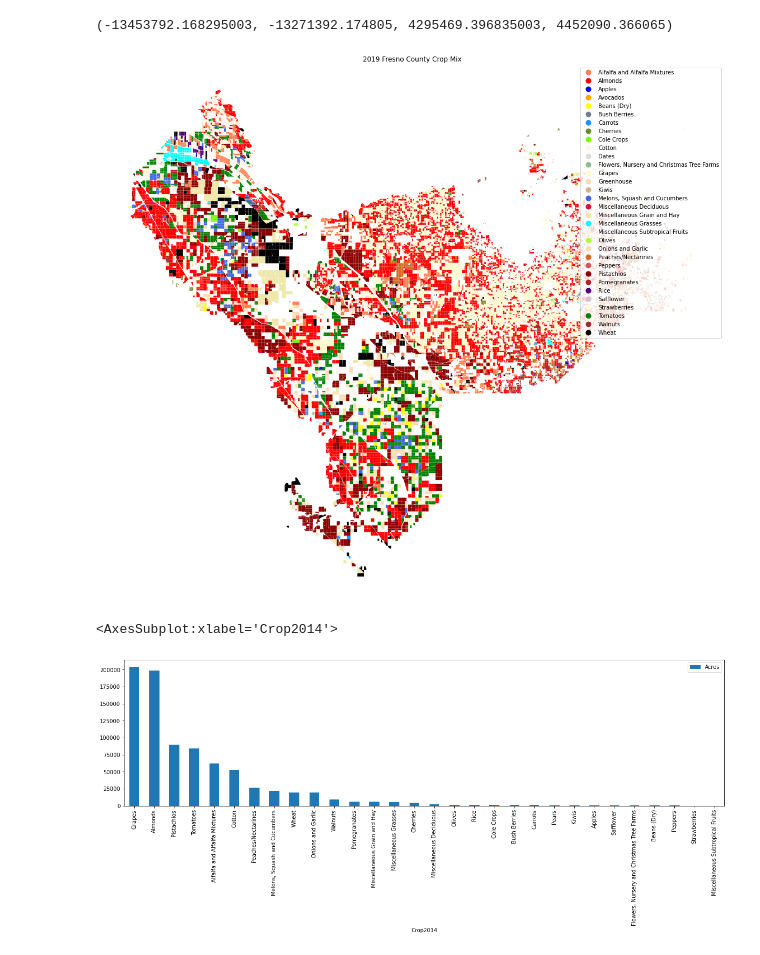
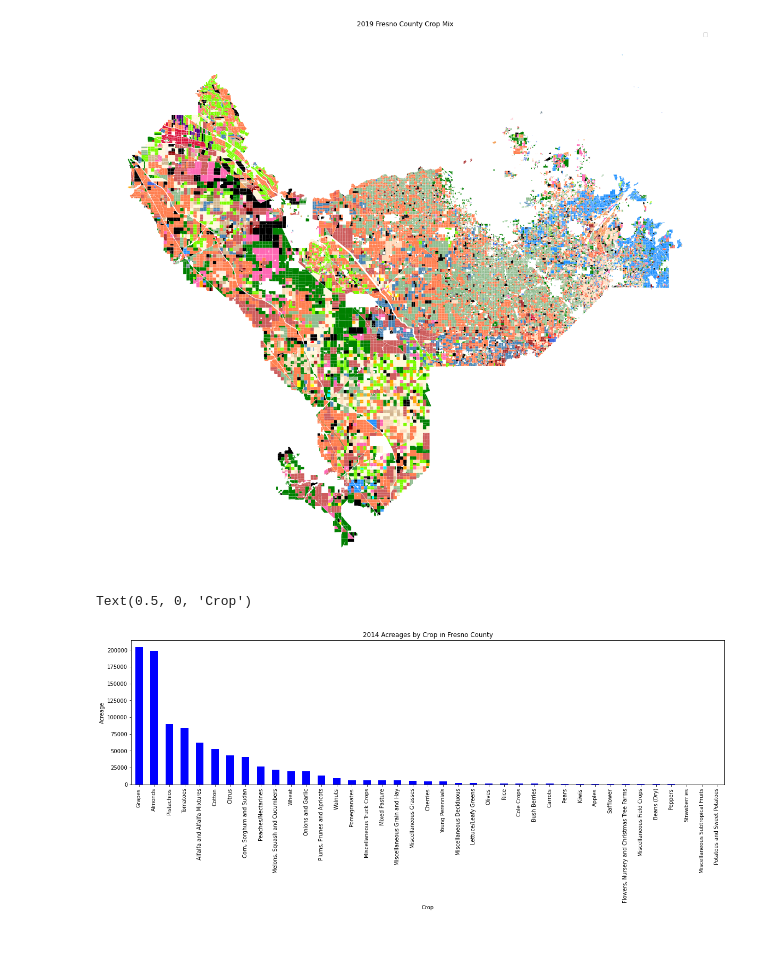
Before and after one commit to mattcwoolf/FresnoAg, a Jupyter notebook: FresnoAg.ipynb, the cells around one changed output. Cells and saved outputs as stored; diff of their text form; code cells hidden in the pictures.

```diff
--- a/FresnoAg.ipynb
+++ b/FresnoAg.ipynb
@@ -65,0 +46,6 @@ df2019
+# %%
+#Reading/evaluating the 2019 data
+df2019 = gpd.read_file('/Users/MattWoolf/Desktop/CropMapping2019/i15_Crop_Mapping_2019.shx')
+
+#Getting count of unique values
+df2019['MAIN_CROP'].value_counts()
@@ -66,4 +70,8 @@ df2019
 # %%
+#Clearly, the 2014 data is written in crop names (example: "Strawberries") whereas the
+#2019 data is written in crop codes (example: "C" for citrus). In order to standardize
+#crop categories, we replace these codes with crop names.
+
 df2019 = df2019.replace({
     'V': 'Grapes',
     'D12':'Almonds',
@@ -101,9 +109,31 @@ df2019 = df2019.replace({
     'D6':'Pears',
     'R2':'Wild Rice',
     'C8':'Kiwis',
+    'C':'Citrus',
+    'C10':'Eucalyptus',
+    'C2':'Lemons',
+    'C3':'Oranges',
+    'D':'Deciduous',
+    'D16':'Plums, Prunes or Apricots',
+    'D8':'Prunes',
+    'F11':'Miscellaneous field',
+    'F16':'Corn, Sorghum, or Sudan',
+    'P':'Pasture',
+    'P3':'Mixed pasture',
+    'P4':'Native pasture',
+    'P7':'Turf farms',
+    'T12':'Potatoes',
+    'T17':'Mixed (four or more)',
+    'T18':'Miscellanous truck',
+    'T30':'Lettuce or leafy greens',
+    'T31':'Potato or sweet potato',
+    'X':'Unclassified fallow',
+    'YP':'Young Perrenial'
   }
 )
-df2019
+
+#Examine the data after changes above
+df2019.head()
 # %% [output]
 |  | OBJECTID | UniqueID | DWR_REVISE | SYMB_CLASS | MULTIUSE | CLASS1 | SUBCLASS1 | SPECOND1 | IRR_TYP1PA | ... |
 | 0 | 1 | 1700436 | * | Grapes | S | ** | ** | * | * | ... |
@@ -263,15 +251,21 @@ plt.axis('off')
 # %%
+#Plot 2019 crop map for Fresno County
 df_fresno_2019.plot(column='MAIN_CROP', categorical=True, legend=True, figsize=(20,20),
                    cmap=matplotlib.colors.ListedColormap(colors))
 plt.title("2019 Fresno County Crop Mix")
 plt.axis('off')
+plt.legend('off')
+plt.savefig('/Users/MattWoolf/Desktop/fresno2019.png', dpi=100)
 # %% [output]
-(-13453792.168295003, -13271392.174805, 4295469.396835003, 4452090.366065)
-[figure, old version]
+[figure, new version]
 # %%
+#Create 2014 barchart for Fresno County
 crop_acreage_fresno_2014 = df_fresno_2014[['Crop2014', 'Acres']].groupby('Crop2014').sum().sort_values('Acres', ascending=False)
-crop_acreage_fresno_2014.plot.bar(figsize = (20,5))
+crop_acreage_fresno_2014.plot.bar(figsize = (20,5), color='blue', legend=False)
+plt.title('2014 Acreages by Crop in Fresno County')
+plt.ylabel('Acreage')
+plt.xlabel('Crop')
 # %% [output]
-<AxesSubplot:xlabel='Crop2014'>
+Text(0.5, 0, 'Crop')
-[figure, old version]
+[figure, new version]
 # %%
```
Also changed, not shown: parts of 48 cells of this notebook.
